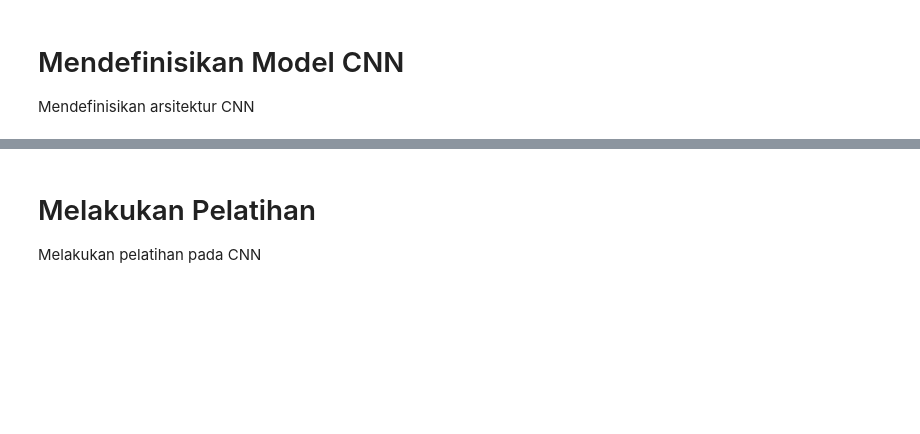
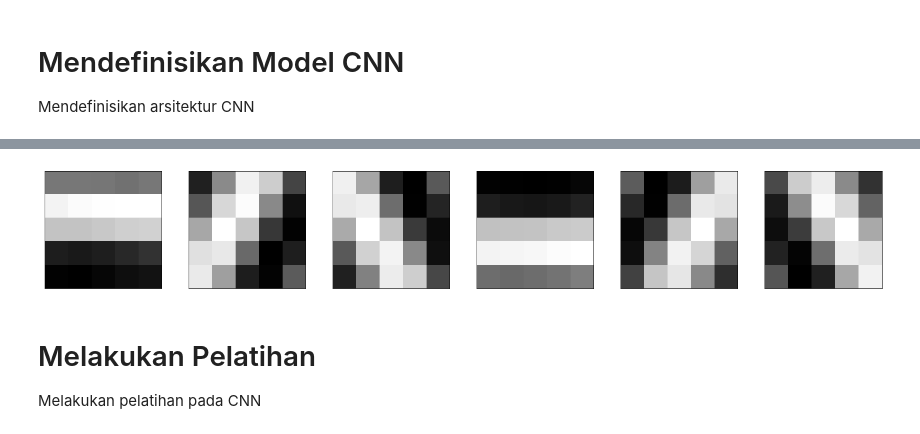
Before and after one commit to BagasMuharom/CBIR-CNN-SVM, a Jupyter notebook: Train DG321 LN[1].ipynb, the cells around one changed output, grey strips where cells are left out. Saved outputs shown, nothing was run; the diff lists cells and outputs as text; code cells hidden in the pictures; blank space fills up the shorter version.

```diff
--- a/Train DG321 LN[1].ipynb
+++ b/Train DG321 LN[1].ipynb
@@ -55,0 +29,12 @@ model.add(Dense(10, activation = 'softmax', name = 'output'))
+# %%
+kernel1 = GaborFilterBanks(RotatedGaborParams(psi = 1, gamma = 0.5, lambd = 5, sigma = 3))
+kernel2 = GaborFilterBanks(RotatedGaborParams(psi = 1, gamma = 0.75, lambd = 3, sigma = 5))
+
+ars = LeNet(kernels = {
+    1: kernel1,
+    2: kernel2
+}, loss = 'categorical_crossentropy')
+ars.save(trained_dir + '/init.h5')
+
+model = ars.model
+model.summary()
@@ -56,3 +59,18 @@ model.add(Dense(10, activation = 'softmax', name = 'output'))
+# %%
+import matplotlib.pyplot as plt
+
+weights = model.get_layer('c1').get_weights()[0]
+fig = plt.figure(figsize = (25, 25))
+
+for i in range(weights.shape[3]):
+    y = plt.subplot(6, 6, i + 1)
+    y.imshow(weights[:, :, 0, i], cmap='gray')
+    plt.xticks([])
+    plt.yticks([])
+
+plt.show()
+# %% [output]
+[figure, added]
 # %% [markdown]
 # Melakukan Pelatihan
 Melakukan pelatihan pada CNN
```
Also changed, not shown: parts of 4 cells of this notebook, 10 other files.
